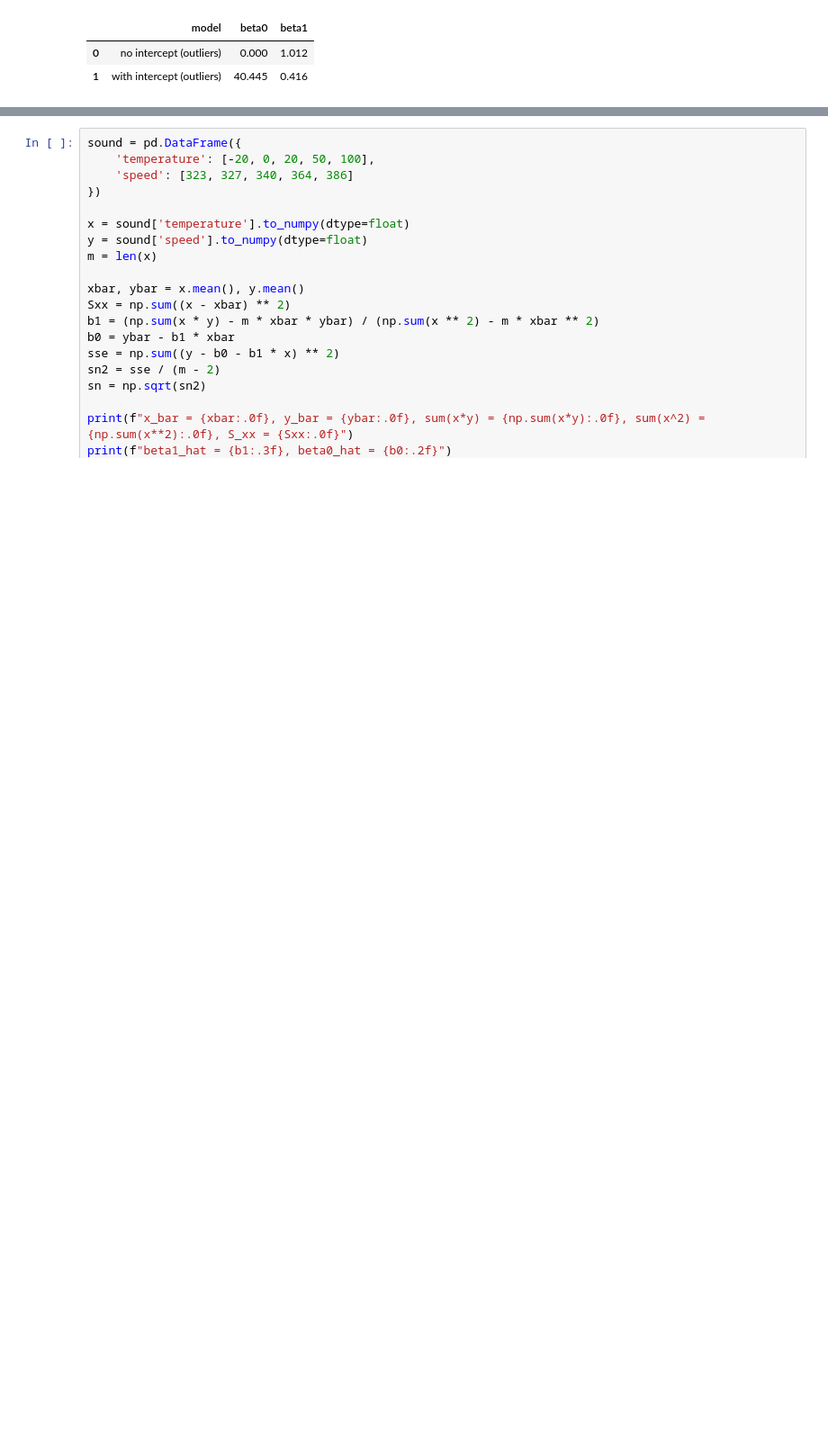
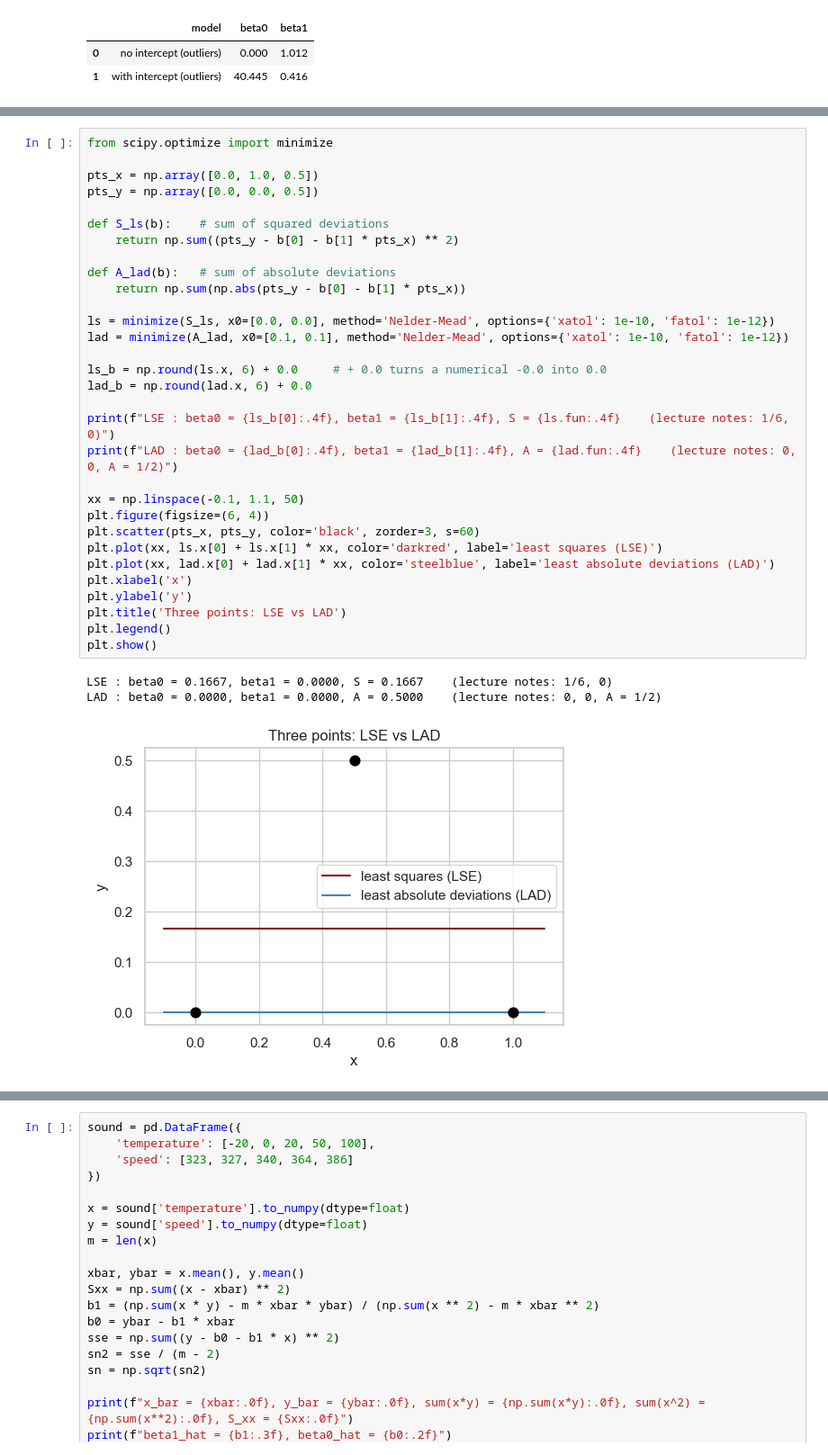
Before and after one commit to francji1/01RAD, a Jupyter notebook: code/01RAD_Ex01.ipynb, the cells around one changed output, grey strips where cells are left out. Shown at 90% size. Drawn from its saved outputs; the diff is of its cells as text; blank space fills up the shorter version.

```diff
--- a/code/01RAD_Ex01.ipynb
+++ b/code/01RAD_Ex01.ipynb
@@ -442,3 +566,38 @@ pd.DataFrame({
+# %%
+from scipy.optimize import minimize
+
+pts_x = np.array([0.0, 1.0, 0.5])
+pts_y = np.array([0.0, 0.0, 0.5])
+
+def S_ls(b):    # sum of squared deviations
+    return np.sum((pts_y - b[0] - b[1] * pts_x) ** 2)
+
+def A_lad(b):   # sum of absolute deviations
+    return np.sum(np.abs(pts_y - b[0] - b[1] * pts_x))
+
+ls = minimize(S_ls, x0=[0.0, 0.0], method='Nelder-Mead', options={'xatol': 1e-10, 'fatol': 1e-12})
+lad = minimize(A_lad, x0=[0.1, 0.1], method='Nelder-Mead', options={'xatol': 1e-10, 'fatol': 1e-12})
+
+ls_b = np.round(ls.x, 6) + 0.0     # + 0.0 turns a numerical -0.0 into 0.0
+lad_b = np.round(lad.x, 6) + 0.0
+
+print(f"LSE : beta0 = {ls_b[0]:.4f}, beta1 = {ls_b[1]:.4f}, S = {ls.fun:.4f}    (lecture notes: 1/6, 0)")
+print(f"LAD : beta0 = {lad_b[0]:.4f}, beta1 = {lad_b[1]:.4f}, A = {lad.fun:.4f}    (lecture notes: 0, 0, A = 1/2)")
+
+xx = np.linspace(-0.1, 1.1, 50)
+plt.figure(figsize=(6, 4))
+plt.scatter(pts_x, pts_y, color='black', zorder=3, s=60)
+plt.plot(xx, ls.x[0] + ls.x[1] * xx, color='darkred', label='least squares (LSE)')
+plt.plot(xx, lad.x[0] + lad.x[1] * xx, color='steelblue', label='least absolute deviations (LAD)')
+plt.xlabel('x')
+plt.ylabel('y')
+plt.title('Three points: LSE vs LAD')
+plt.legend()
+plt.show()
+# %% [output]
+LSE : beta0 = 0.1667, beta1 = 0.0000, S = 0.1667    (lecture notes: 1/6, 0)
+LAD : beta0 = 0.0000, beta1 = 0.0000, A = 0.5000    (lecture notes: 0, 0, A = 1/2)
+[figure, added]
 # %% [markdown]
 ## 10. Check against the lecture example: speed of sound vs temperature
 Lecture 2 works through a five-point example by hand: the speed of sound (m/s) measured at five temperatures (°C). The slides report
```
Also changed, not shown: parts of 24 cells of this notebook, 2 other files.
